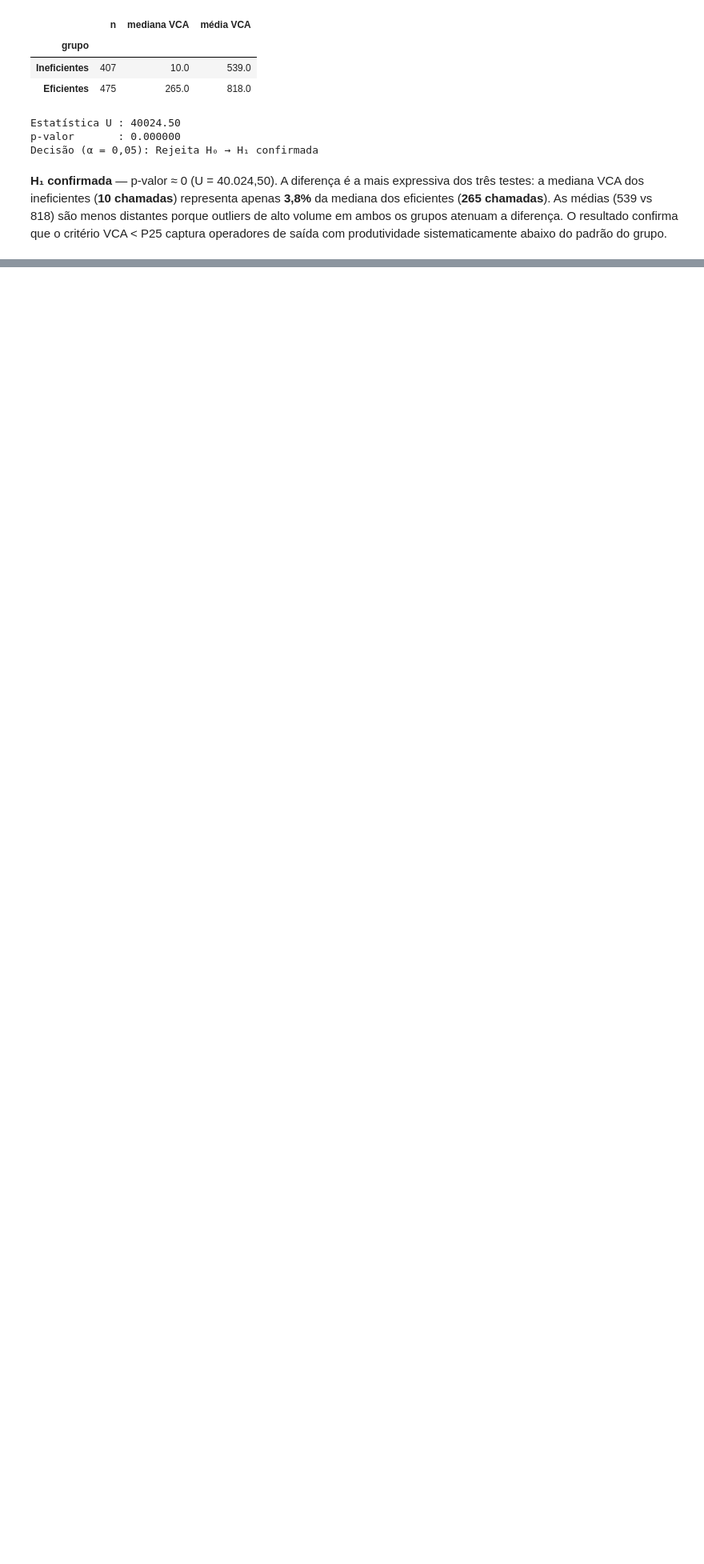
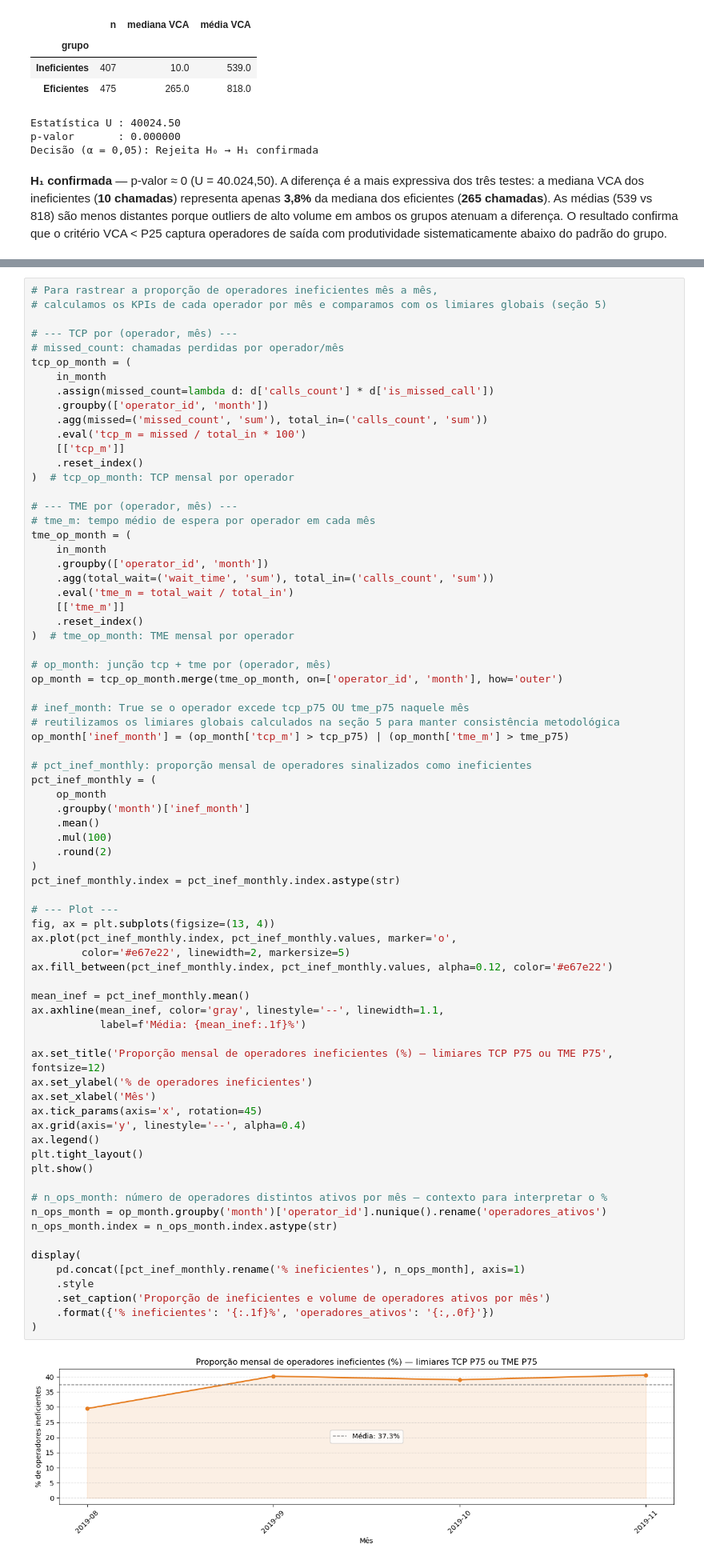
Before and after one commit to raimirsilva/DA-curse-final-project, a Jupyter notebook: notebook/Implementation.ipynb, the cells around one changed output, grey strips where cells are left out. Shown at 80% size. Cells and saved outputs as stored; diff of their text form; blank space fills up the shorter version.

```diff
--- a/notebook/Implementation.ipynb
+++ b/notebook/Implementation.ipynb
@@ -1369,0 +1741,75 @@ Como ler cada resultado:
+# %%
+# Para rastrear a proporção de operadores ineficientes mês a mês,
+# calculamos os KPIs de cada operador por mês e comparamos com os limiares globais (seção 5)
+
+# --- TCP por (operador, mês) ---
+# missed_count: chamadas perdidas por operador/mês
+tcp_op_month = (
+    in_month
+    .assign(missed_count=lambda d: d['calls_count'] * d['is_missed_call'])
+    .groupby(['operator_id', 'month'])
+    .agg(missed=('missed_count', 'sum'), total_in=('calls_count', 'sum'))
+    .eval('tcp_m = missed / total_in * 100')
+    [['tcp_m']]
+    .reset_index()
+)  # tcp_op_month: TCP mensal por operador
+
+# --- TME por (operador, mês) ---
+# tme_m: tempo médio de espera por operador em cada mês
+tme_op_month = (
+    in_month
+    .groupby(['operator_id', 'month'])
+    .agg(total_wait=('wait_time', 'sum'), total_in=('calls_count', 'sum'))
+    .eval('tme_m = total_wait / total_in')
+    [['tme_m']]
+    .reset_index()
+)  # tme_op_month: TME mensal por operador
+
+# op_month: junção tcp + tme por (operador, mês)
+op_month = tcp_op_month.merge(tme_op_month, on=['operator_id', 'month'], how='outer')
+
+# inef_month: True se o operador excede tcp_p75 OU tme_p75 naquele mês
+# reutilizamos os limiares globais calculados na seção 5 para manter consistência metodológica
+op_month['inef_month'] = (op_month['tcp_m'] > tcp_p75) | (op_month['tme_m'] > tme_p75)
+
+# pct_inef_monthly: proporção mensal de operadores sinalizados como ineficientes
+pct_inef_monthly = (
+    op_month
+    .groupby('month')['inef_month']
+    .mean()
+    .mul(100)
+    .round(2)
+)
+pct_inef_monthly.index = pct_inef_monthly.index.astype(str)
+
+# --- Plot ---
+fig, ax = plt.subplots(figsize=(13, 4))
+ax.plot(pct_inef_monthly.index, pct_inef_monthly.values, marker='o',
+        color='#e67e22', linewidth=2, markersize=5)
+ax.fill_between(pct_inef_monthly.index, pct_inef_monthly.values, alpha=0.12, color='#e67e22')
+
+mean_inef = pct_inef_monthly.mean()
+ax.axhline(mean_inef, color='gray', linestyle='--', linewidth=1.1,
+           label=f'Média: {mean_inef:.1f}%')
+
+ax.set_title('Proporção mensal de operadores ineficientes (%) — limiares TCP P75 ou TME P75', fontsize=12)
+ax.set_ylabel('% de operadores ineficientes')
+ax.set_xlabel('Mês')
+ax.tick_params(axis='x', rotation=45)
+ax.grid(axis='y', linestyle='--', alpha=0.4)
+ax.legend()
+plt.tight_layout()
+plt.show()
+
+# n_ops_month: número de operadores distintos ativos por mês — contexto para interpretar o %
+n_ops_month = op_month.groupby('month')['operator_id'].nunique().rename('operadores_ativos')
+n_ops_month.index = n_ops_month.index.astype(str)
+
+display(
+    pd.concat([pct_inef_monthly.rename('% ineficientes'), n_ops_month], axis=1)
+    .style
+    .set_caption('Proporção de ineficientes e volume de operadores ativos por mês')
+    .format({'% ineficientes': '{:.1f}%', 'operadores_ativos': '{:,.0f}'})
+)
+# %% [output]
+[figure, added]
```
Also changed, not shown: parts of 16 cells of this notebook.
